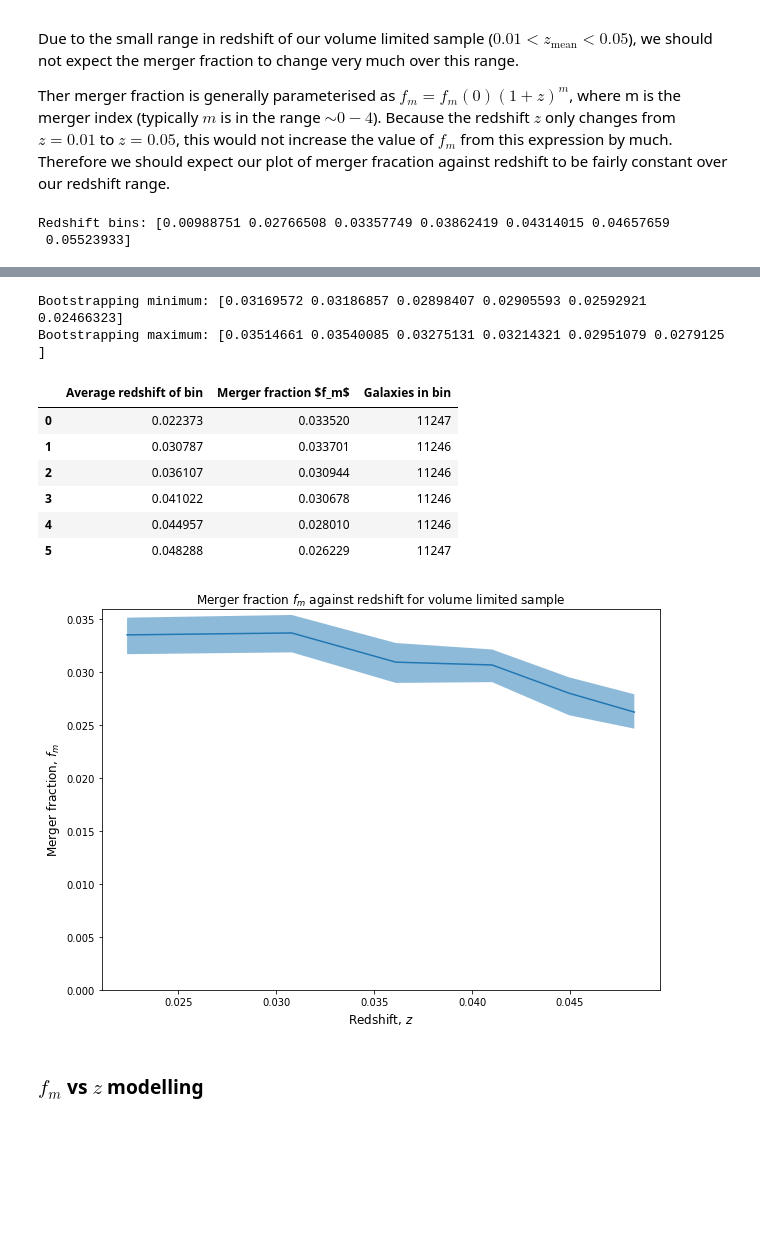
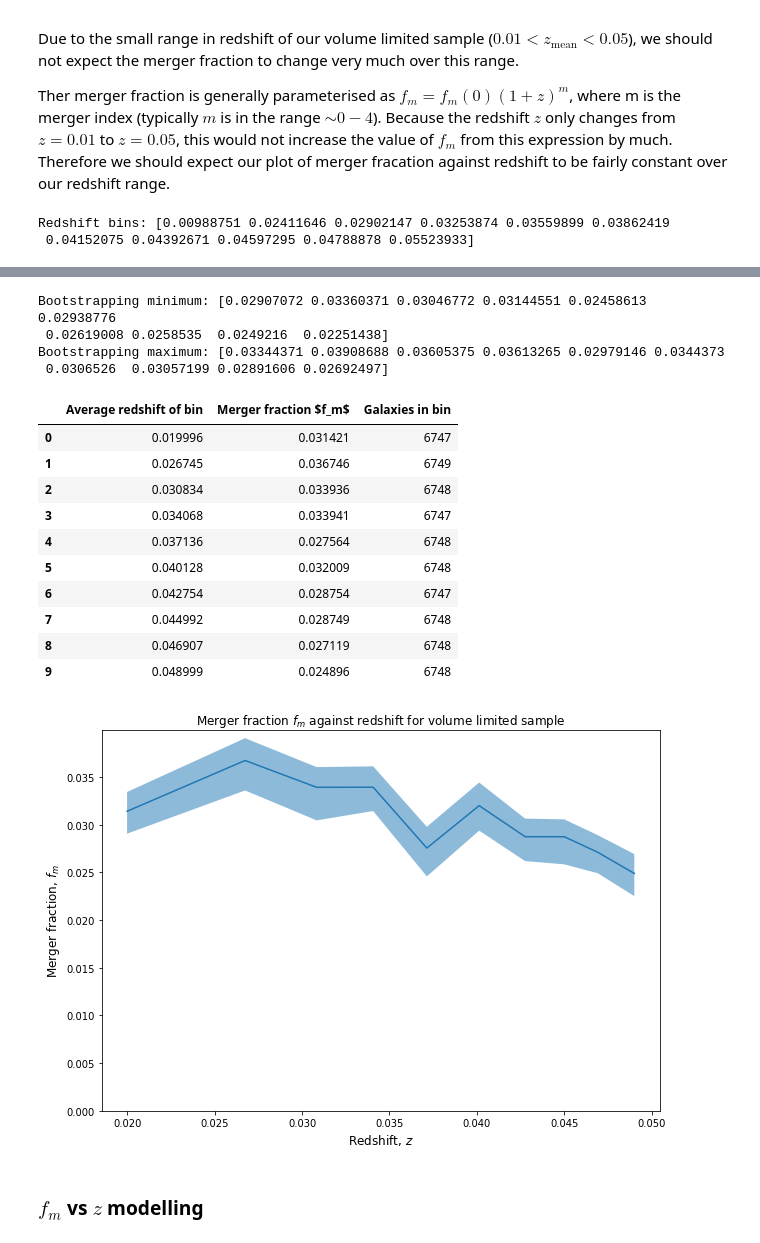
Before and after one commit to tplews98/MPhys_Project, a Jupyter notebook: Hilary work/HT_Week4_Modelling.ipynb, the cells around one changed output, grey strips where cells are left out. Drawn from its saved outputs; the diff is of its cells as text; code cells hidden in the pictures; blank space fills up the shorter version.

Commit message:
Curve fitting

```diff
--- a/Hilary work/HT_Week4_Modelling.ipynb
+++ b/Hilary work/HT_Week4_Modelling.ipynb
@@ -423,7 +423,7 @@ Ther merger fraction is generally parameterised as $f_m = f_m(0) (1+z)^m$, where
 # %%
 # Create logarithmic bins of equal size without small groups
 redshifts = volume_limited_data["Best_redshift_new"]
-redshift_equal_bins = pd.qcut(redshifts, q=6, labels=False, retbins=True, duplicates="drop")[1]
+redshift_equal_bins = pd.qcut(redshifts, q=10, labels=False, retbins=True, duplicates="drop")[1]
 
 # Print the bins that have been calculated
 print("Redshift bins: " + str(redshift_equal_bins))
@@ -524,5 +524,5 @@ plt.ylabel("Merger fraction, $f_m$", fontsize=12)
 plt.title("Merger fraction $f_m$ against redshift for volume limited sample", fontsize=12)
 plt.show()
 # %% [output]
-Redshift bins: [0.00988751 0.02766508 0.03357749 0.03862419 0.04314015 0.04657659
- 0.05523933]
+Redshift bins: [0.00988751 0.02411646 0.02902147 0.03253874 0.03559899 0.03862419
+ 0.04152075 0.04392671 0.04597295 0.04788878 0.05523933]
@@ -530,13 +530,19 @@ Redshift bins: [0.00988751 0.02766508 0.03357749 0.03862419 0.04314015 0.0465765
-Bootstrapping minimum: [0.03169572 0.03186857 0.02898407 0.02905593 0.02592921 0.02466323]
-Bootstrapping maximum: [0.03514661 0.03540085 0.03275131 0.03214321 0.02951079 0.0279125 ]
+Bootstrapping minimum: [0.02907072 0.03360371 0.03046772 0.03144551 0.02458613 0.02938776
+ 0.02619008 0.0258535  0.0249216  0.02251438]
+Bootstrapping maximum: [0.03344371 0.03908688 0.03605375 0.03613265 0.02979146 0.0344373
+ 0.0306526  0.03057199 0.02891606 0.02692497]
 |  | Average redshift of bin | Merger fraction $f_m$ | Galaxies in bin |
-| 0 | 0.022373 | 0.033520 | 11247 |
-| 1 | 0.030787 | 0.033701 | 11246 |
-| 2 | 0.036107 | 0.030944 | 11246 |
-| 3 | 0.041022 | 0.030678 | 11246 |
-| 4 | 0.044957 | 0.028010 | 11246 |
-| 5 | 0.048288 | 0.026229 | 11247 |
+| 0 | 0.019996 | 0.031421 | 6747 |
+| 1 | 0.026745 | 0.036746 | 6749 |
+| 2 | 0.030834 | 0.033936 | 6748 |
+| 3 | 0.034068 | 0.033941 | 6747 |
+| 4 | 0.037136 | 0.027564 | 6748 |
+| 5 | 0.040128 | 0.032009 | 6748 |
+| 6 | 0.042754 | 0.028754 | 6747 |
+| 7 | 0.044992 | 0.028749 | 6748 |
+| 8 | 0.046907 | 0.027119 | 6748 |
+| 9 | 0.048999 | 0.024896 | 6748 |
-[figure, old version]
+[figure, new version]
 # %% [markdown]
 ### $f_m$ vs $z$ modelling
 # %%
```
Also changed, not shown: parts of 3 cells of this notebook.
